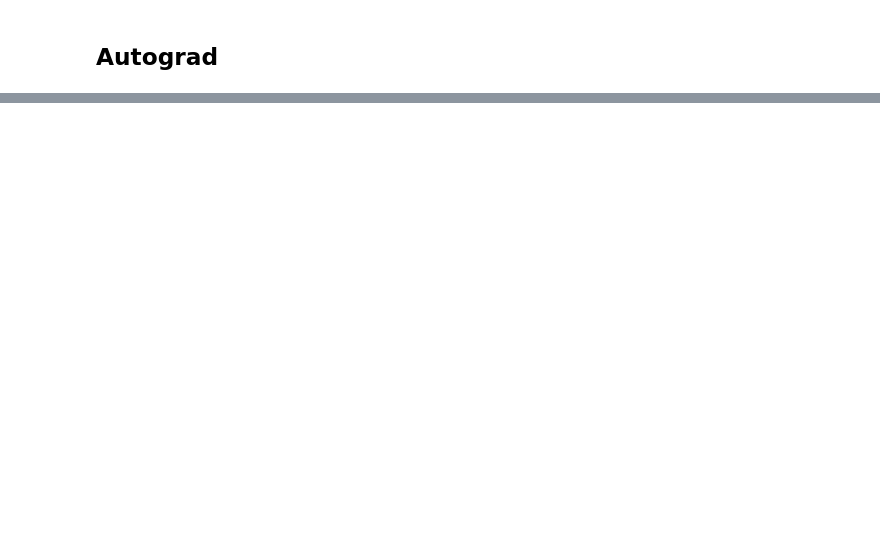
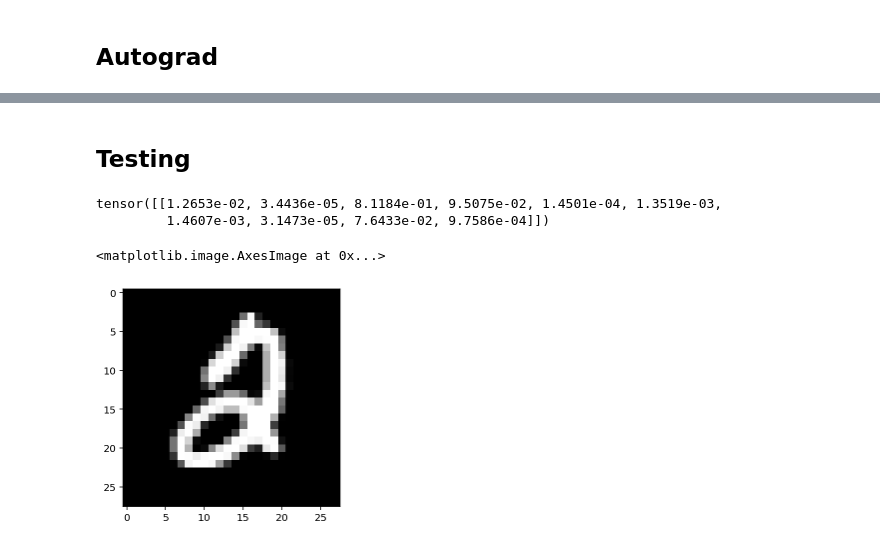
Before and after one commit to MhmdRyhn/Intro-to-Deep-Learning-with-PyTorch, a Jupyter notebook: intro_to_pytorch.ipynb, the cells around one changed output, grey strips where cells are left out. Drawn from its saved outputs; the diff is of its cells as text; code cells hidden in the pictures; blank space fills up the shorter version.

Commit message:
using pytorch grad

```diff
--- a/intro_to_pytorch.ipynb
+++ b/intro_to_pytorch.ipynb
@@ -90,5 +90,5 @@ transform = transforms.Compose([transforms.ToTensor(),
                               ])
 
 # Download and load the training data
-trainset = datasets.MNIST('~/.pytorch/MNIST_data/', download=True, train=True, transform=transform)
+trainset = datasets.MNIST('~/.pytorch/MNIST_data/', download=False, train=True, transform=transform)
 trainloader = torch.utils.data.DataLoader(trainset, batch_size=64, shuffle=True)
@@ -357,0 +420,24 @@ tensor(2.2968, grad_fn=<NllLossBackward>)
+# %% [markdown]
+## Testing
+# %%
+%matplotlib inline
+import helper
+
+images, labels = next(iter(trainloader))
+
+image = images[0].view(1, 784)
+
+# Turn off gradients to speed up this part
+with torch.no_grad():
+    logps = model(image)
+ps = torch.exp(logps)
+ps
+# helper.view_classify(img.view(1, 28, 28), ps)
+# %% [output]
+tensor([[1.2653e-02, 3.4436e-05, 8.1184e-01, 9.5075e-02, 1.4501e-04, 1.3519e-03,
+         1.4607e-03, 3.1473e-05, 7.6433e-02, 9.7586e-04]])
+# %%
+plt.imshow(image.view(28,28).numpy().squeeze(), cmap='Greys_r')
+# %% [output]
+<matplotlib.image.AxesImage at 0x...>
+[figure, added]
```
Also changed, not shown: parts of 10 cells of this notebook.
